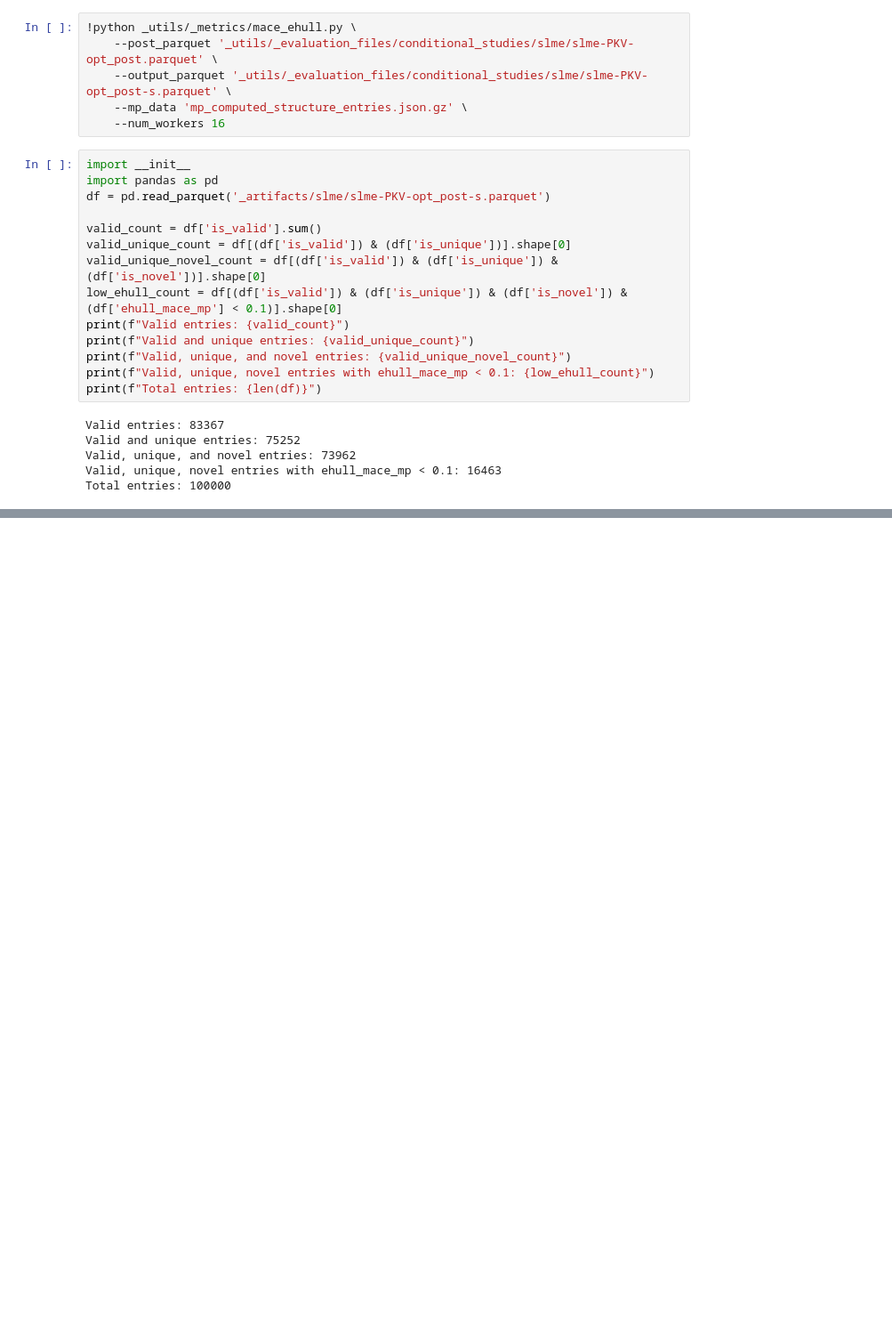
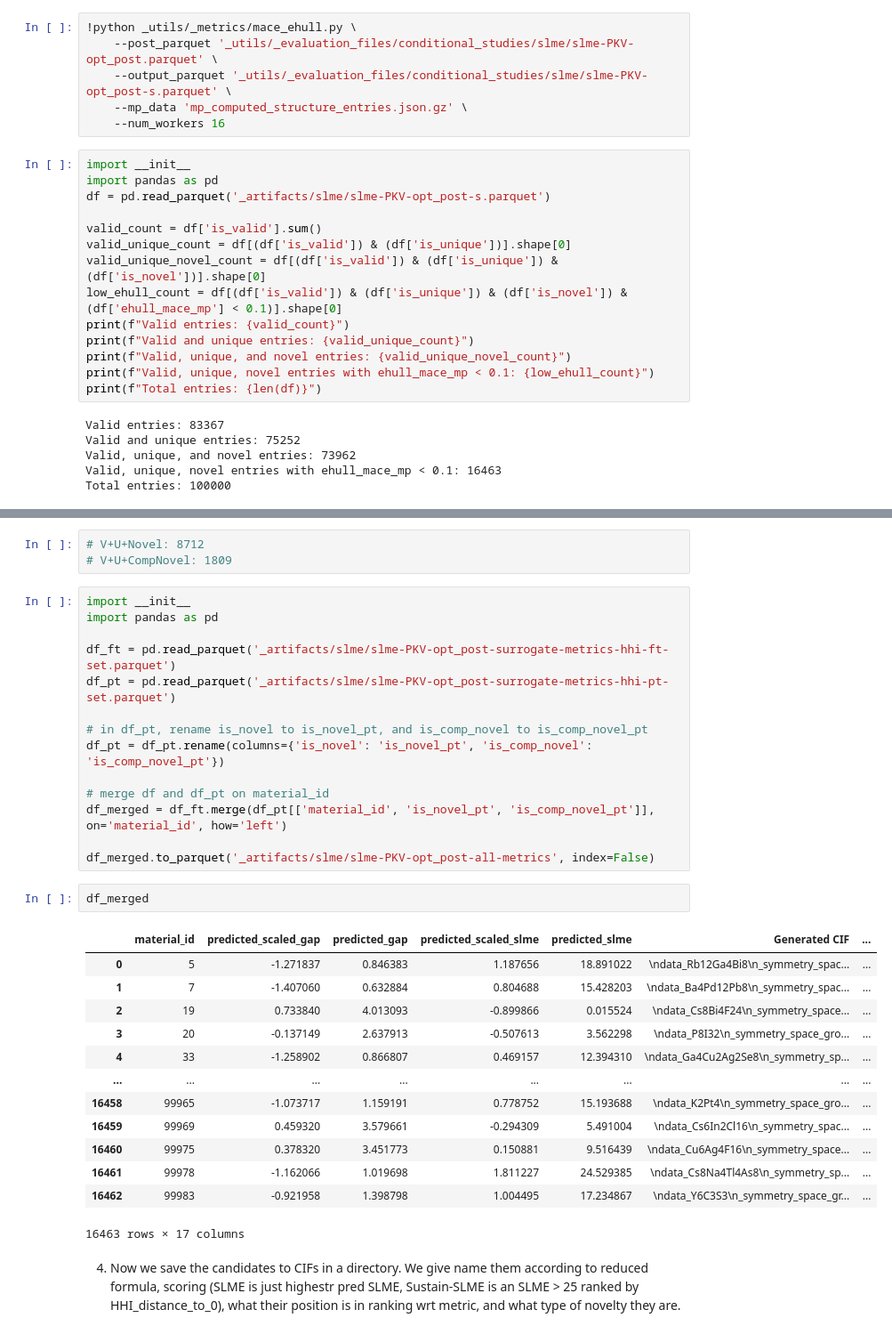
Before and after one commit to C-Bone-UCL/CrystaLLM-pi, a Jupyter notebook: notebooks/X_SLME.ipynb, the cells around one changed output, grey strips where cells are left out. Shown at 89% size. Cells and saved outputs as stored; diff of their text form; blank space fills up the shorter version.

```diff
--- a/notebooks/X_SLME.ipynb
+++ b/notebooks/X_SLME.ipynb
@@ -446,0 +262,35 @@ data_Mg2Sc16
+# %%
+# V+U+Novel: 8712
+# V+U+CompNovel: 1809
+# %%
+import __init__
+import pandas as pd
+
+df_ft = pd.read_parquet('_artifacts/slme/slme-PKV-opt_post-surrogate-metrics-hhi-ft-set.parquet')
+df_pt = pd.read_parquet('_artifacts/slme/slme-PKV-opt_post-surrogate-metrics-hhi-pt-set.parquet')
+
+# in df_pt, rename is_novel to is_novel_pt, and is_comp_novel to is_comp_novel_pt
+df_pt = df_pt.rename(columns={'is_novel': 'is_novel_pt', 'is_comp_novel': 'is_comp_novel_pt'})
+
+# merge df and df_pt on material_id
+df_merged = df_ft.merge(df_pt[['material_id', 'is_novel_pt', 'is_comp_novel_pt']], on='material_id', how='left')
+
+df_merged.to_parquet('_artifacts/slme/slme-PKV-opt_post-all-metrics', index=False)
+# %%
+df_merged
+# %% [output]
+|  | material_id | predicted_scaled_gap | predicted_gap | predicted_scaled_slme | predicted_slme | Generated CIF | ... |
+| 0 | 5 | -1.271837 | 0.846383 | 1.187656 | 18.891022 | \ndata_Rb12Ga4Bi8\n_symmetry_spac... | ... |
+| 1 | 7 | -1.407060 | 0.632884 | 0.804688 | 15.428203 | \ndata_Ba4Pd12Pb8\n_symmetry_spac... | ... |
+| 2 | 19 | 0.733840 | 4.013093 | -0.899866 | 0.015524 | \ndata_Cs8Bi4F24\n_symmetry_space... | ... |
+| 3 | 20 | -0.137149 | 2.637913 | -0.507613 | 3.562298 | \ndata_P8I32\n_symmetry_space_gro... | ... |
+| 4 | 33 | -1.258902 | 0.866807 | 0.469157 | 12.394310 | \ndata_Ga4Cu2Ag2Se8\n_symmetry_sp... | ... |
+| ... | ... | ... | ... | ... | ... | ... | ... |
+| 16458 | 99965 | -1.073717 | 1.159191 | 0.778752 | 15.193688 | \ndata_K2Pt4\n_symmetry_space_gro... | ... |
+| 16459 | 99969 | 0.459320 | 3.579661 | -0.294309 | 5.491004 | \ndata_Cs6In2Cl16\n_symmetry_spac... | ... |
+| 16460 | 99975 | 0.378320 | 3.451773 | 0.150881 | 9.516439 | \ndata_Cu6Ag4F16\n_symmetry_space... | ... |
+| 16461 | 99978 | -1.162066 | 1.019698 | 1.811227 | 24.529385 | \ndata_Cs8Na4Tl4As8\n_symmetry_sp... | ... |
+| 16462 | 99983 | -0.921958 | 1.398798 | 1.004495 | 17.234867 | \ndata_Y6C3S3\n_symmetry_space_gr... | ... |
+16463 rows × 17 columns
+# %% [markdown]
+4. Now we save the candidates to CIFs in a directory. We give name them according to reduced formula, scoring (SLME is just highestr pred SLME, Sustain-SLME is an SLME > 25 ranked by HHI_distance_to_0), what their position is in ranking wrt metric, and what type of novelty they are.
```
Also changed, not shown: parts of 23 cells of this notebook, 10 other files.
